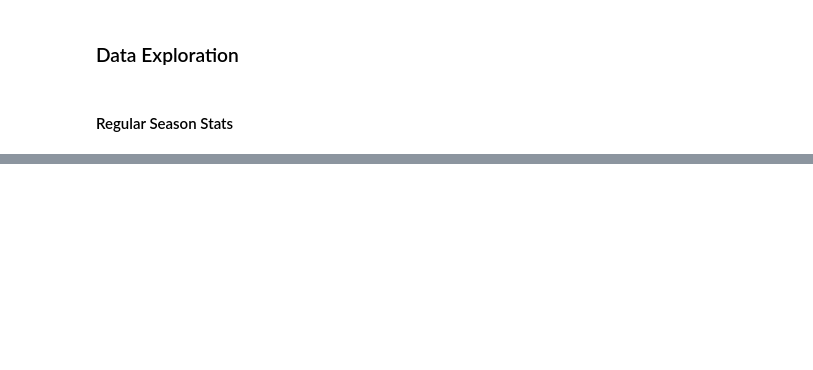
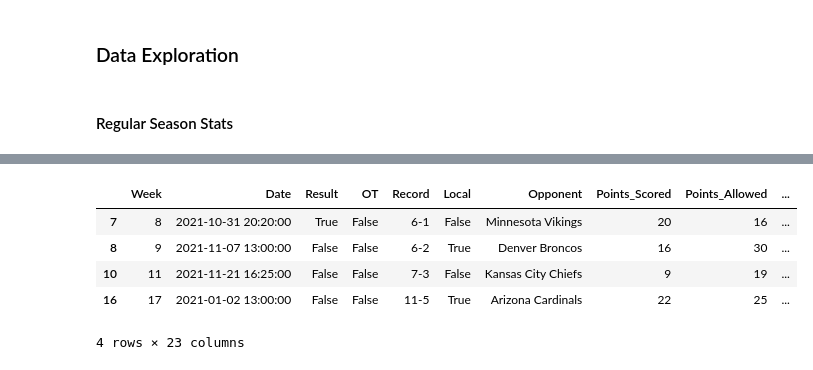
Before and after one commit to EdsonECM17/dallas_cowboys_data_exploration, a Jupyter notebook: code/read_week_data.ipynb, the cells around one changed output, grey strips where cells are left out. Saved outputs shown, nothing was run; the diff lists cells and outputs as text; code cells hidden in the pictures; blank space fills up the shorter version.

```diff
--- a/code/read_week_data.ipynb
+++ b/code/read_week_data.ipynb
@@ -74,3 +107,4 @@ weekly_stats_clean["Date"][0]
 # %%
-weekly_stats_clean.drop(columns=["Boxscore","Kickoff_Time","Day"], inplace=True)
+weekly_stats_clean.drop(columns=["Boxscore","Kickoff_Time","Day","Expected_Points_Offense", "Expected_Points_Defense",
+    "Expected_Points_Special_Teams"], inplace=True)
 weekly_stats_clean.columns
@@ -80,3 +147,16 @@ weekly_stats_clean.fillna(0, inplace=True)
+# %%
+def get_team_type(total_yards: int, pass_yards: int) -> str:
+    pass_pct = pass_yards/total_yards
+    if pass_pct > (2/3):
+        team_type = "Passing"
+    elif pass_pct > (1/3):
+        team_type = "Balanced"
+    else:
+        team_type = "Rushing"
+    return team_type
+
+weekly_stats_clean['Offense_Type'] = weekly_stats_clean.apply(lambda x: get_team_type(x['Offense_Total_Yards'], x['Offense_Pass_Yards']), axis=1)
+weekly_stats_clean['Opponent_Type'] = weekly_stats_clean.apply(lambda x: get_team_type(x['Defense_Total_Yards'], x['Defense_Pass_Yards']), axis=1)
 # %%
 reg_season_stats = weekly_stats_clean.iloc[:-1,:].convert_dtypes()
 postseason_stats = weekly_stats_clean.iloc[-1,:].to_frame().convert_dtypes()
@@ -88,0 +195,9 @@ reg_season_stats.describe()
+# %%
+reg_season_stats.loc[reg_season_stats["Offense_Turnovers"] > reg_season_stats["Defense_Turnovers"]]
+# %% [output]
+|  | Week | Date | Result | OT | Record | Local | Opponent | Points_Scored | Points_Allowed | ... |
+| 7 | 8 | 2021-10-31 20:20:00 | True | False | 6-1 | False | Minnesota Vikings | 20 | 16 | ... |
+| 8 | 9 | 2021-11-07 13:00:00 | False | False | 6-2 | True | Denver Broncos | 16 | 30 | ... |
+| 10 | 11 | 2021-11-21 16:25:00 | False | False | 7-3 | False | Kansas City Chiefs | 9 | 19 | ... |
+| 16 | 17 | 2021-01-02 13:00:00 | False | False | 11-5 | True | Arizona Cardinals | 22 | 25 | ... |
+4 rows × 23 columns
```
Also changed, not shown: parts of 11 cells of this notebook.
